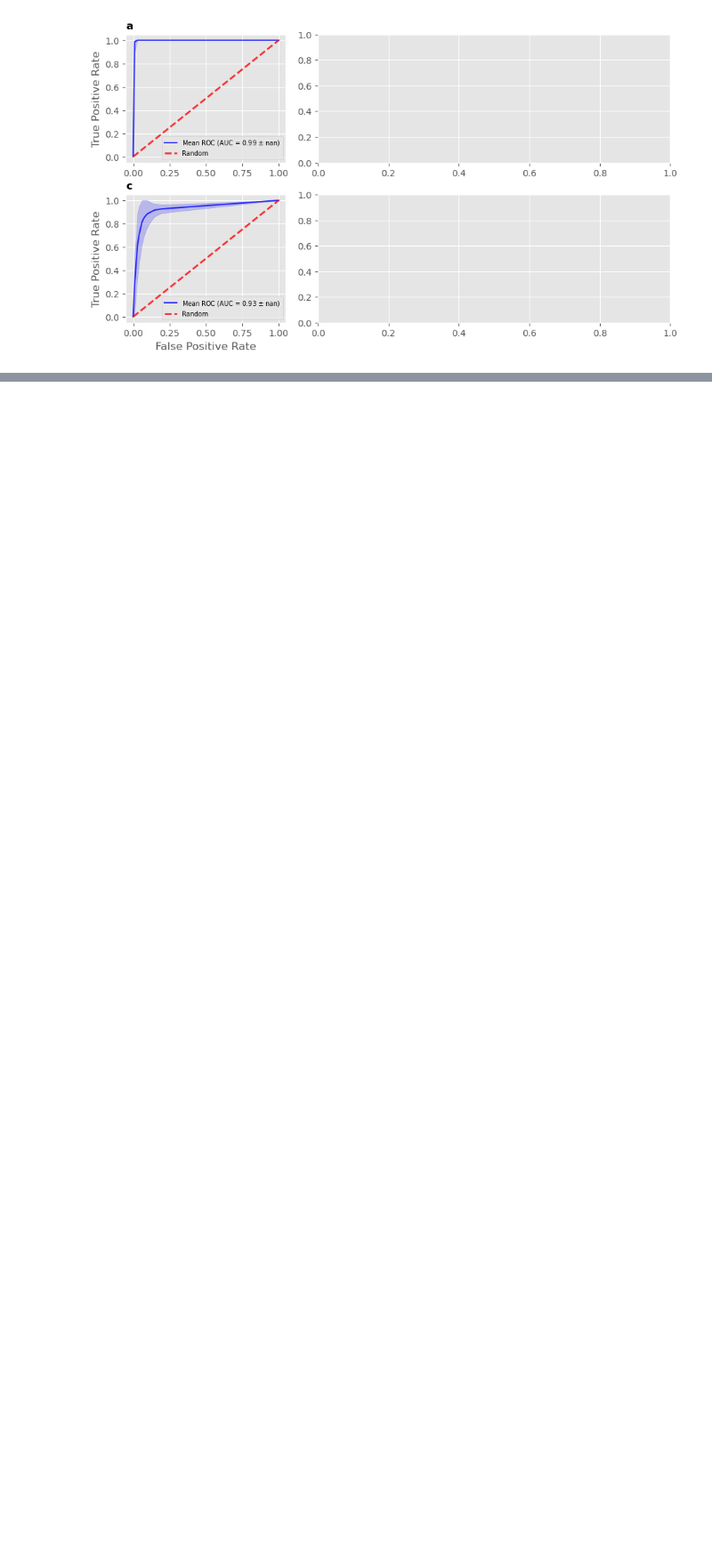
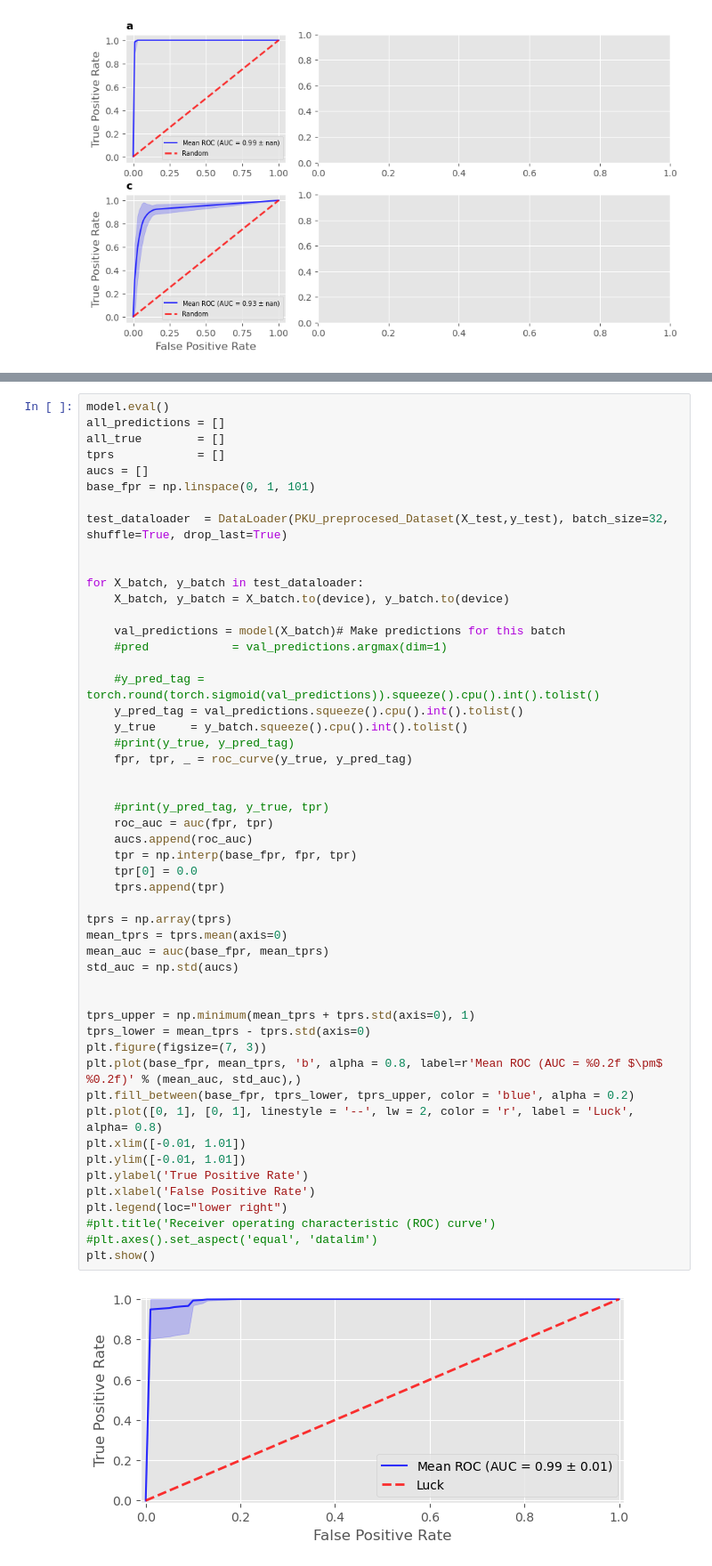
Before and after one commit to DeepenData/Graph_Neural_Networks_and_Phenylketonuria, a Jupyter notebook: src/tests.ipynb, the cells around one changed output, grey strips where cells are left out. Shown at 89% size. Saved outputs shown, nothing was run; the diff lists cells and outputs as text; blank space fills up the shorter version.

```diff
--- a/src/tests.ipynb
+++ b/src/tests.ipynb
@@ -158,0 +349,53 @@ put_in_subplot(base_fpr, mean_tprs, tprs_lower, tprs_upper, mean_auc, std_auc, a
+# %%
+model.eval()
+all_predictions = []
+all_true        = []
+tprs            = []
+aucs = []
+base_fpr = np.linspace(0, 1, 101)
+
+test_dataloader  = DataLoader(PKU_preprocesed_Dataset(X_test,y_test), batch_size=32, shuffle=True, drop_last=True)
+
+
+for X_batch, y_batch in test_dataloader:
+    X_batch, y_batch = X_batch.to(device), y_batch.to(device)
+
+    val_predictions = model(X_batch)# Make predictions for this batch
+    #pred            = val_predictions.argmax(dim=1)
+
+    #y_pred_tag = torch.round(torch.sigmoid(val_predictions)).squeeze().cpu().int().tolist()
+    y_pred_tag = val_predictions.squeeze().cpu().int().tolist()
+    y_true     = y_batch.squeeze().cpu().int().tolist()
+    #print(y_true, y_pred_tag)
+    fpr, tpr, _ = roc_curve(y_true, y_pred_tag)
+
+
+    #print(y_pred_tag, y_true, tpr)
+    roc_auc = auc(fpr, tpr)
+    aucs.append(roc_auc)
+    tpr = np.interp(base_fpr, fpr, tpr)
+    tpr[0] = 0.0
+    tprs.append(tpr)
+
+tprs = np.array(tprs)
+mean_tprs = tprs.mean(axis=0)
+mean_auc = auc(base_fpr, mean_tprs)
+std_auc = np.std(aucs)
+
+
+tprs_upper = np.minimum(mean_tprs + tprs.std(axis=0), 1)
+tprs_lower = mean_tprs - tprs.std(axis=0)
+plt.figure(figsize=(7, 3))
+plt.plot(base_fpr, mean_tprs, 'b', alpha = 0.8, label=r'Mean ROC (AUC = %0.2f $\pm$ %0.2f)' % (mean_auc, std_auc),)
+plt.fill_between(base_fpr, tprs_lower, tprs_upper, color = 'blue', alpha = 0.2)
+plt.plot([0, 1], [0, 1], linestyle = '--', lw = 2, color = 'r', label = 'Luck', alpha= 0.8)
+plt.xlim([-0.01, 1.01])
+plt.ylim([-0.01, 1.01])
+plt.ylabel('True Positive Rate')
+plt.xlabel('False Positive Rate')
+plt.legend(loc="lower right")
+#plt.title('Receiver operating characteristic (ROC) curve')
+#plt.axes().set_aspect('equal', 'datalim')
+plt.show()
+# %% [output]
+[figure, added]
```
Also changed, not shown: parts of 8 cells of this notebook, 9 other files.
